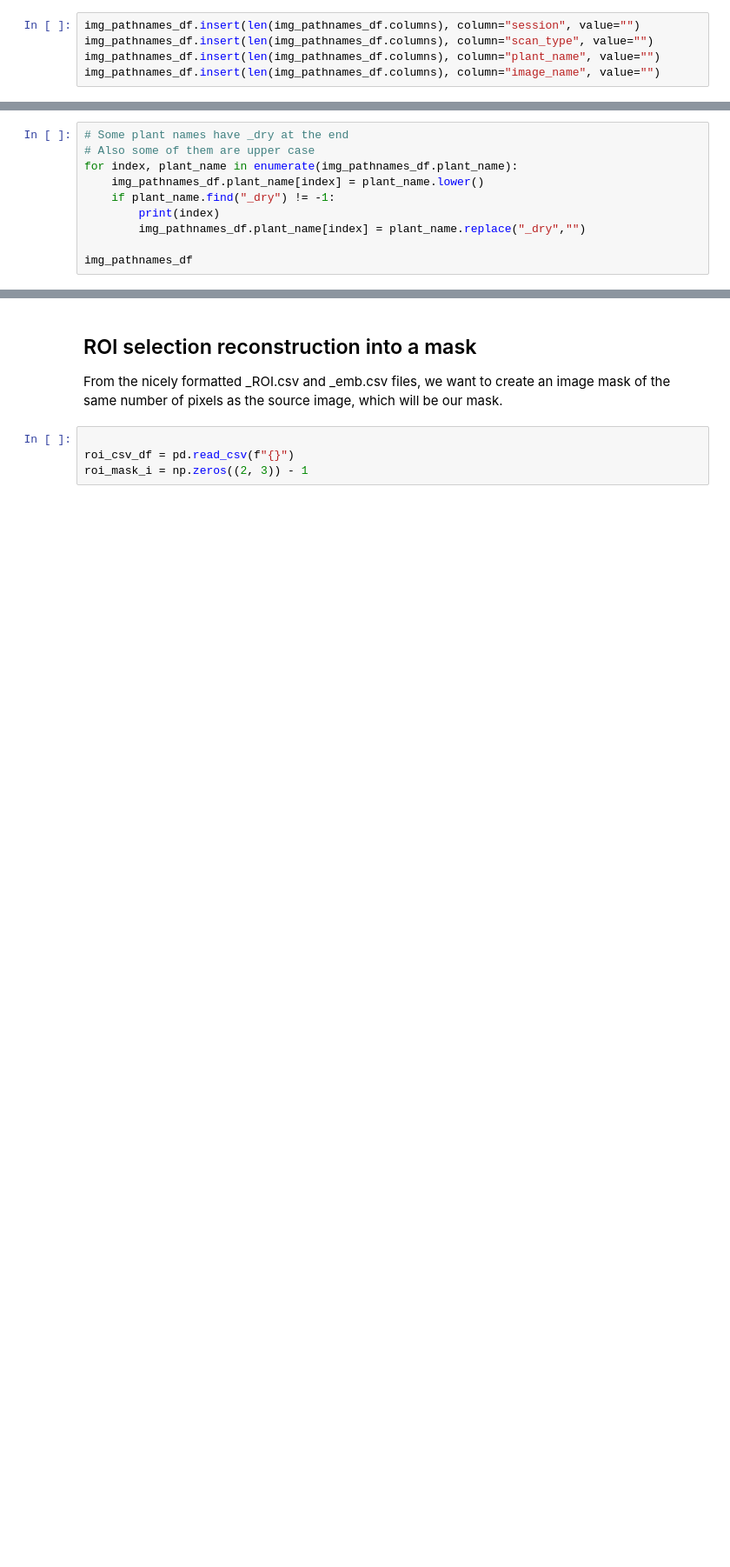
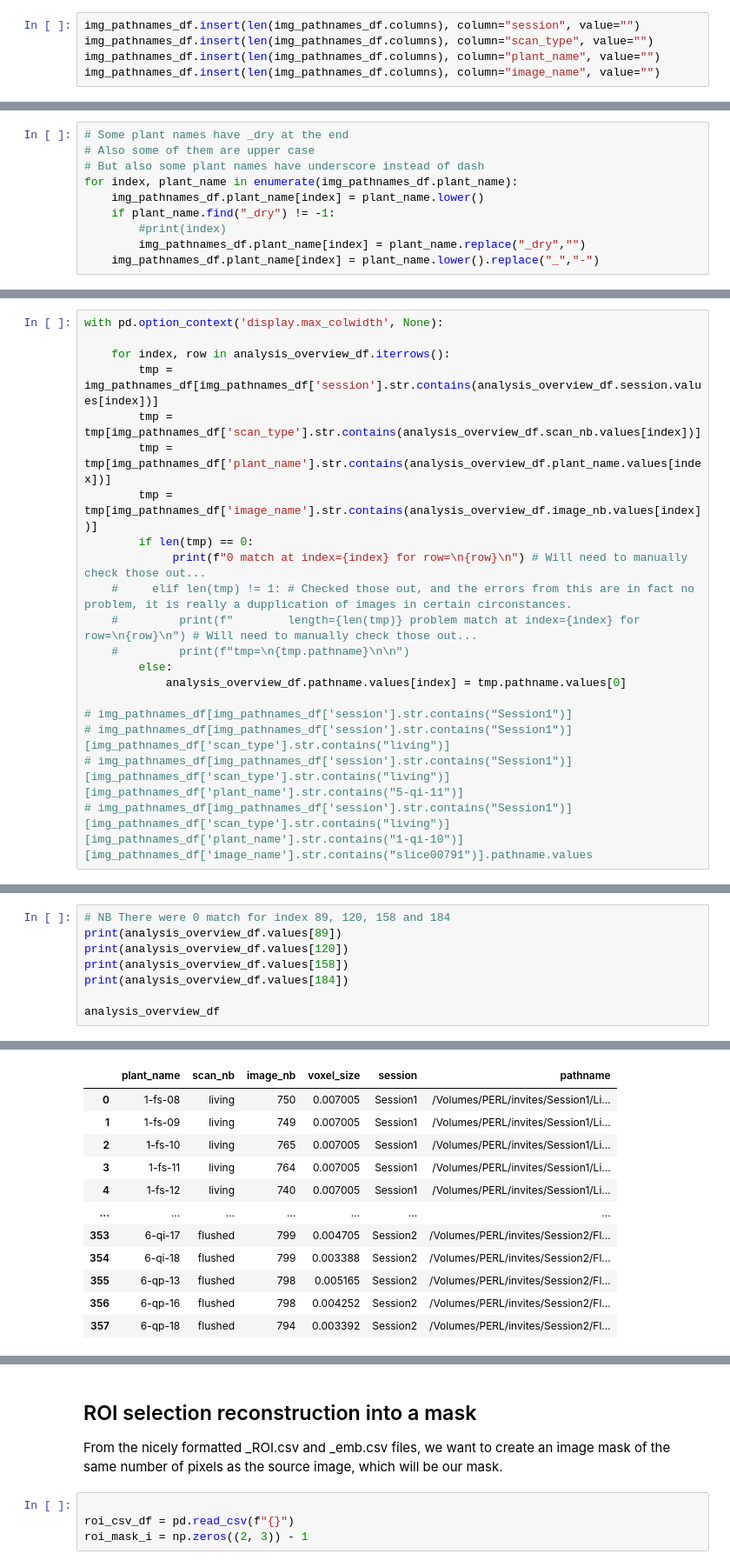
Before and after one commit to theophanemayaud/EPFL-ML-for-science-embolism-detection, a Jupyter notebook: th_csvROI-EMB_to_labelVectors.ipynb, the cells around one changed output, grey strips where cells are left out. Shown at 87% size. Saved outputs shown, nothing was run; the diff lists cells and outputs as text; blank space fills up the shorter version.

```diff
--- a/th_csvROI-EMB_to_labelVectors.ipynb
+++ b/th_csvROI-EMB_to_labelVectors.ipynb
@@ -205,10 +250,10 @@ img_pathnames_df
 # %%
 # Some plant names have _dry at the end
 # Also some of them are upper case
+# But also some plant names have underscore instead of dash
 for index, plant_name in enumerate(img_pathnames_df.plant_name):
     img_pathnames_df.plant_name[index] = plant_name.lower()
     if plant_name.find("_dry") != -1:
-        print(index)
+        #print(index)
         img_pathnames_df.plant_name[index] = plant_name.replace("_dry","")
-
-img_pathnames_df
+    img_pathnames_df.plant_name[index] = plant_name.lower().replace("_","-")
@@ -229,0 +296,20 @@ img_pathnames_df
+# %%
+with pd.option_context('display.max_colwidth', None):
+
+    for index, row in analysis_overview_df.iterrows():
+        tmp = img_pathnames_df[img_pathnames_df['session'].str.contains(analysis_overview_df.session.values[index])]
+        tmp = tmp[img_pathnames_df['scan_type'].str.contains(analysis_overview_df.scan_nb.values[index])]
+        tmp = tmp[img_pathnames_df['plant_name'].str.contains(analysis_overview_df.plant_name.values[index])]
+        tmp = tmp[img_pathnames_df['image_name'].str.contains(analysis_overview_df.image_nb.values[index])]
+        if len(tmp) == 0:
+             print(f"0 match at index={index} for row=\n{row}\n") # Will need to manually check those out...
+    #     elif len(tmp) != 1: # Checked those out, and the errors from this are in fact no problem, it is really a dupplication of images in certain circonstances.
+    #         print(f"        length={len(tmp)} problem match at index={index} for row=\n{row}\n") # Will need to manually check those out...
+    #         print(f"tmp=\n{tmp.pathname}\n\n")
+        else:
+            analysis_overview_df.pathname.values[index] = tmp.pathname.values[0]
+
+# img_pathnames_df[img_pathnames_df['session'].str.contains("Session1")]
+# img_pathnames_df[img_pathnames_df['session'].str.contains("Session1")][img_pathnames_df['scan_type'].str.contains("living")]
+# img_pathnames_df[img_pathnames_df['session'].str.contains("Session1")][img_pathnames_df['scan_type'].str.contains("living")][img_pathnames_df['plant_name'].str.contains("5-qi-11")]
+# img_pathnames_df[img_pathnames_df['session'].str.contains("Session1")][img_pathnames_df['scan_type'].str.contains("living")][img_pathnames_df['plant_name'].str.contains("1-qi-10")][img_pathnames_df['image_name'].str.contains("slice00791")].pathname.values
@@ -229,0 +334,9 @@ img_pathnames_df
+# %%
+# NB There were 0 match for index 89, 120, 158 and 184
+print(analysis_overview_df.values[89])
+print(analysis_overview_df.values[120])
+print(analysis_overview_df.values[158])
+print(analysis_overview_df.values[184])
+
+analysis_overview_df
+# %% [output]
@@ -229,0 +347,12 @@ img_pathnames_df
+|  | plant_name | scan_nb | image_nb | voxel_size | session | pathname |
+| 0 | 1-fs-08 | living | 750 | 0.007005 | Session1 | /Volumes/PERL/invites/Session1/Li... |
+| 1 | 1-fs-09 | living | 749 | 0.007005 | Session1 | /Volumes/PERL/invites/Session1/Li... |
+| 2 | 1-fs-10 | living | 765 | 0.007005 | Session1 | /Volumes/PERL/invites/Session1/Li... |
+| 3 | 1-fs-11 | living | 764 | 0.007005 | Session1 | /Volumes/PERL/invites/Session1/Li... |
+| 4 | 1-fs-12 | living | 740 | 0.007005 | Session1 | /Volumes/PERL/invites/Session1/Li... |
+| ... | ... | ... | ... | ... | ... | ... |
+| 353 | 6-qi-17 | flushed | 799 | 0.004705 | Session2 | /Volumes/PERL/invites/Session2/Fl... |
+| 354 | 6-qi-18 | flushed | 799 | 0.003388 | Session2 | /Volumes/PERL/invites/Session2/Fl... |
+| 355 | 6-qp-13 | flushed | 798 | 0.005165 | Session2 | /Volumes/PERL/invites/Session2/Fl... |
+| 356 | 6-qp-16 | flushed | 798 | 0.004252 | Session2 | /Volumes/PERL/invites/Session2/Fl... |
+| 357 | 6-qp-18 | flushed | 794 | 0.003392 | Session2 | /Volumes/PERL/invites/Session2/Fl... |
```
Also changed, not shown: parts of 25 cells of this notebook, 3 other files.
